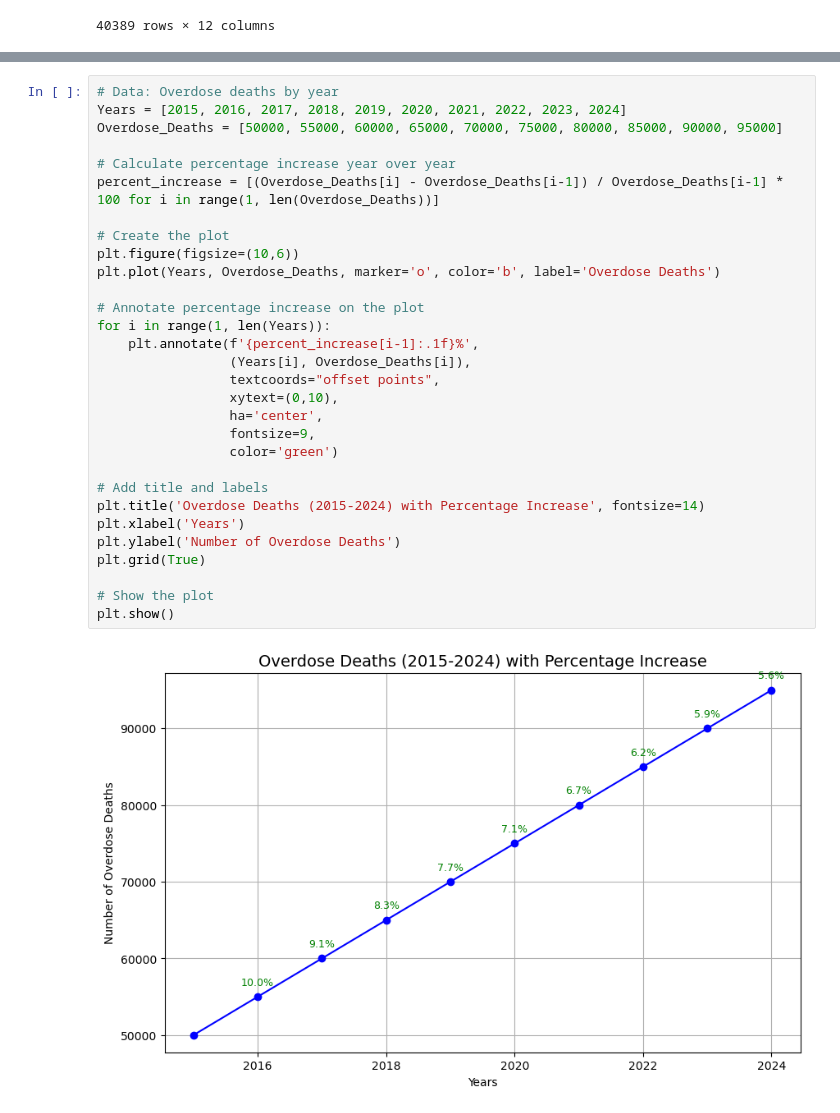
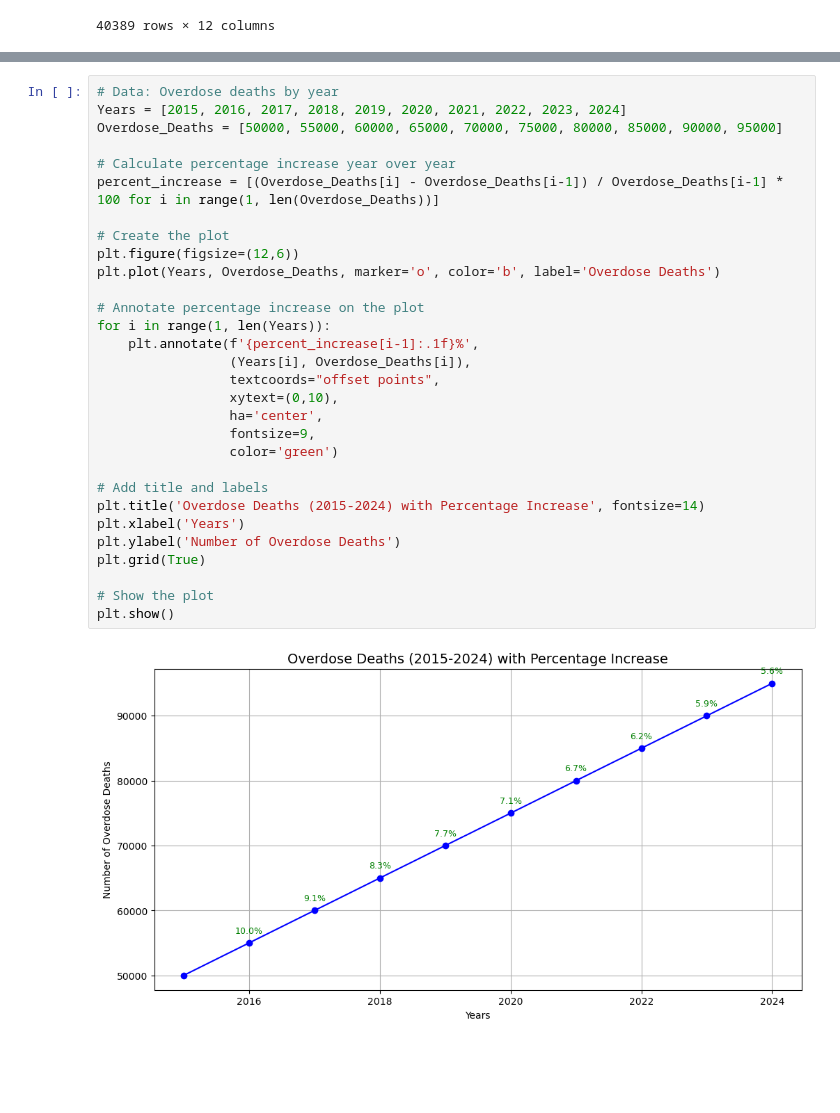
Before and after one commit to JordanCB0814/Project-03-JMPC, a Jupyter notebook: Cleaned DataBase/Cleaned_Overdose_Database.ipynb, the cells around one changed output, grey strips where cells are left out. Cells and saved outputs as stored; diff of their text form; blank space fills up the shorter version.

```diff
--- a/Cleaned DataBase/Cleaned_Overdose_Database.ipynb
+++ b/Cleaned DataBase/Cleaned_Overdose_Database.ipynb
@@ -66,32 +65,32 @@ plt.show()
 # %%
 # Data: Overdose deaths by year
 Years = [2015, 2016, 2017, 2018, 2019, 2020, 2021, 2022, 2023, 2024]
 Overdose_Deaths = [50000, 55000, 60000, 65000, 70000, 75000, 80000, 85000, 90000, 95000]
 
 # Calculate percentage increase year over year
 percent_increase = [(Overdose_Deaths[i] - Overdose_Deaths[i-1]) / Overdose_Deaths[i-1] * 100 for i in range(1, len(Overdose_Deaths))]
 
 # Create the plot
-plt.figure(figsize=(10,6))
+plt.figure(figsize=(12,6))
 plt.plot(Years, Overdose_Deaths, marker='o', color='b', label='Overdose Deaths')
 
 # Annotate percentage increase on the plot
 for i in range(1, len(Years)):
     plt.annotate(f'{percent_increase[i-1]:.1f}%',
                  (Years[i], Overdose_Deaths[i]),
                  textcoords="offset points",
                  xytext=(0,10),
                  ha='center',
                  fontsize=9,
                  color='green')
 
 # Add title and labels
 plt.title('Overdose Deaths (2015-2024) with Percentage Increase', fontsize=14)
 plt.xlabel('Years')
 plt.ylabel('Number of Overdose Deaths')
 plt.grid(True)
 
 # Show the plot
 plt.show()
 # %% [output]
-[figure, old version]
+[figure, new version]
```
Also changed, not shown: parts of 2 cells of this notebook, 1 other file.
